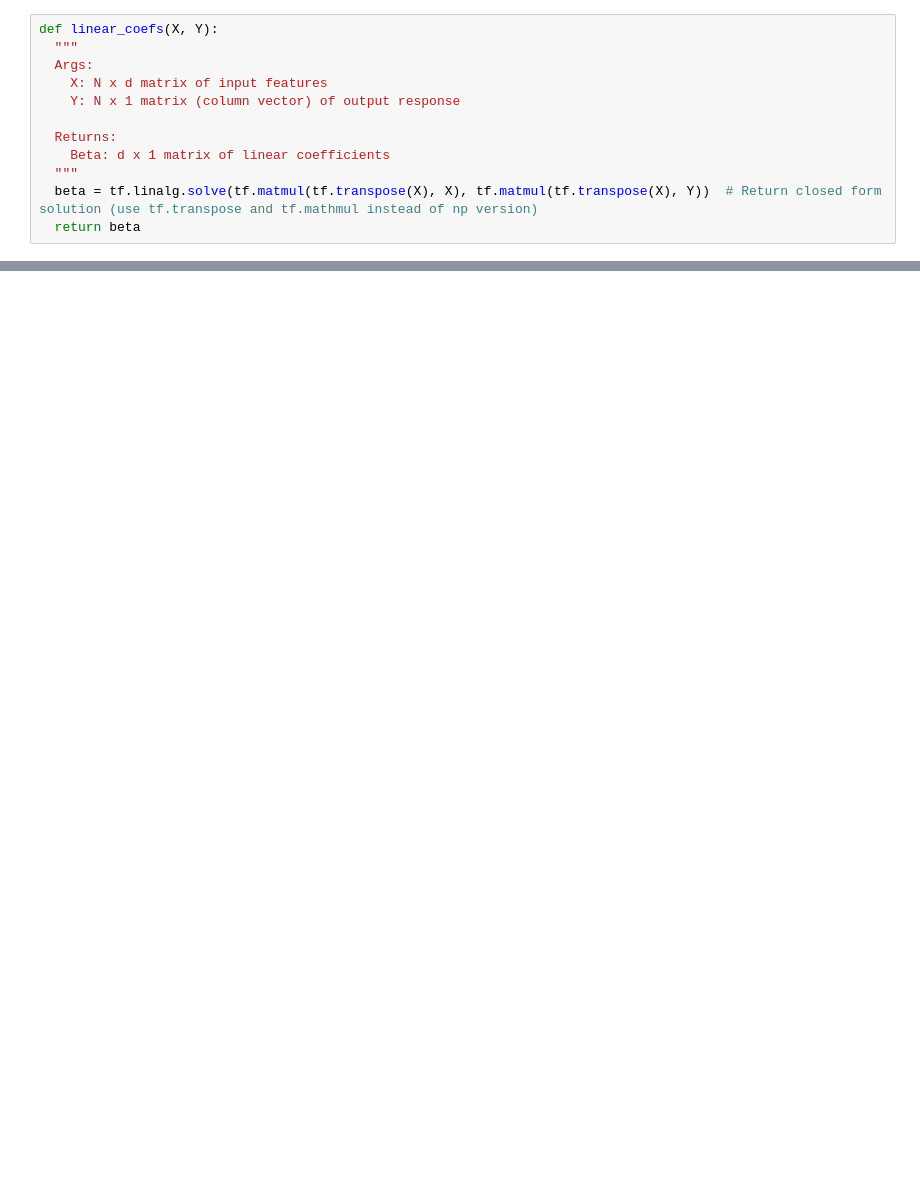
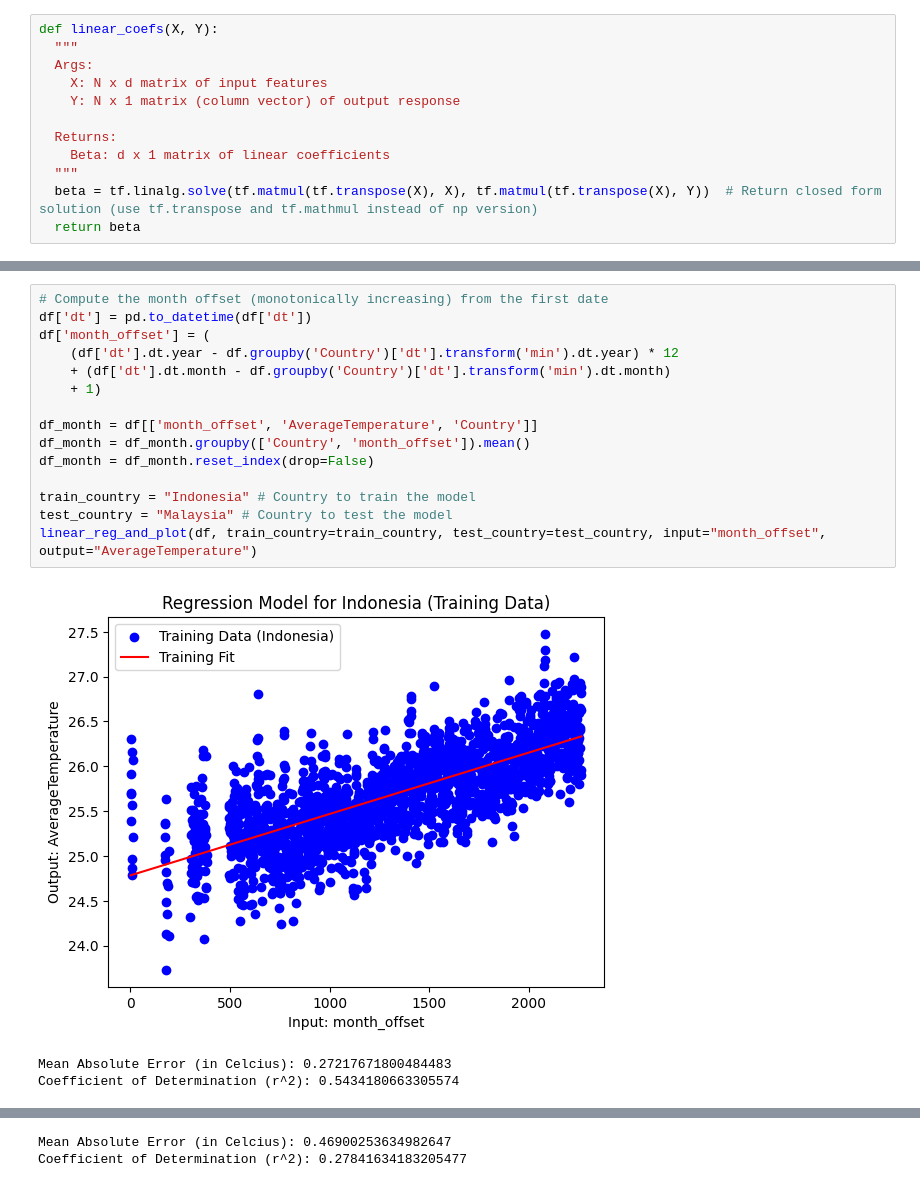
Before and after one commit to unc-ml-climate-project/ML-Climate-Project, a Jupyter notebook: models/country_temperature_models.ipynb, the cells around one changed output, grey strips where cells are left out. Drawn from its saved outputs; the diff is of its cells as text; blank space fills up the shorter version.

Commit message:
Add regression for aggregated year

```diff
--- a/models/country_temperature_models.ipynb
+++ b/models/country_temperature_models.ipynb
@@ -113,0 +104,19 @@ Coefficient of Determination (r^2): 0.27841634183205477
+# %%
+# Compute the month offset (monotonically increasing) from the first date
+df['dt'] = pd.to_datetime(df['dt'])
+df['month_offset'] = (
+    (df['dt'].dt.year - df.groupby('Country')['dt'].transform('min').dt.year) * 12
+    + (df['dt'].dt.month - df.groupby('Country')['dt'].transform('min').dt.month)
+    + 1)
+
+df_month = df[['month_offset', 'AverageTemperature', 'Country']]
+df_month = df_month.groupby(['Country', 'month_offset']).mean()
+df_month = df_month.reset_index(drop=False)
+
+train_country = "Indonesia" # Country to train the model
+test_country = "Malaysia" # Country to test the model
+linear_reg_and_plot(df, train_country=train_country, test_country=test_country, input="month_offset", output="AverageTemperature")
+# %% [output]
+[figure, added]
+Mean Absolute Error (in Celcius): 0.27217671800484483
+Coefficient of Determination (r^2): 0.5434180663305574
@@ -113,0 +124,2 @@ Coefficient of Determination (r^2): 0.27841634183205477
+Mean Absolute Error (in Celcius): 0.46900253634982647
+Coefficient of Determination (r^2): 0.27841634183205477
```
Also changed, not shown: parts of 6 cells of this notebook, 30 other files.
